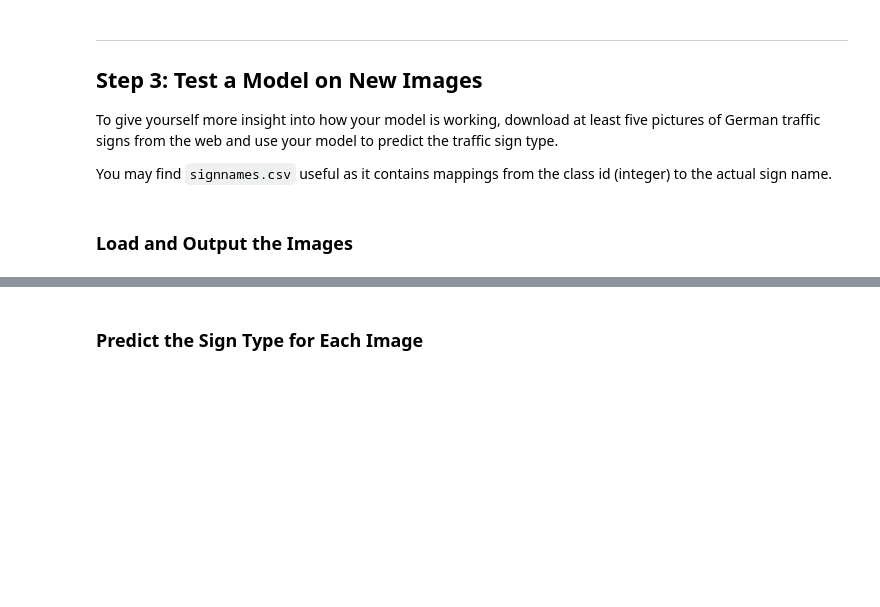
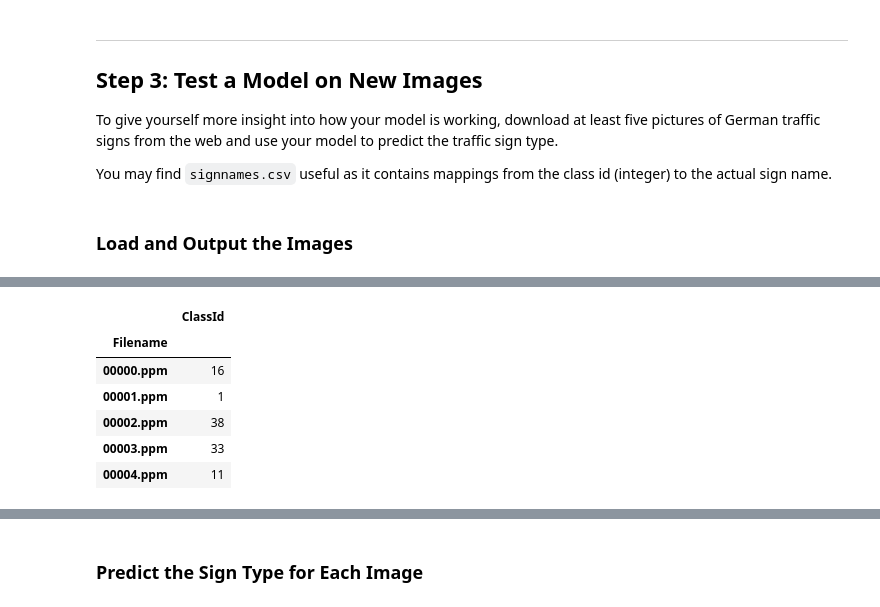
Before and after one commit to dengjianbo3/Self_driving_projects, a Jupyter notebook: P3-Traffic-Sign-Classifier/Traffic_Sign_Classifier.ipynb, the cells around one changed output, grey strips where cells are left out. Drawn from its saved outputs; the diff is of its cells as text; code cells hidden in the pictures; blank space fills up the shorter version.

```diff
--- a/P3-Traffic-Sign-Classifier/Traffic_Sign_Classifier.ipynb
+++ b/P3-Traffic-Sign-Classifier/Traffic_Sign_Classifier.ipynb
@@ -377,0 +414,11 @@ for file in os.listdir(final_test_image_dir)[:5]:
+# %%
+final_test_labels = final_test_labels[['ClassId']]
+final_test_labels.head()
+# %% [output]
+|  | ClassId |
+| Filename |  |
+| 00000.ppm | 16 |
+| 00001.ppm | 1 |
+| 00002.ppm | 38 |
+| 00003.ppm | 33 |
+| 00004.ppm | 11 |
```
Also changed, not shown: parts of 16 cells of this notebook.
